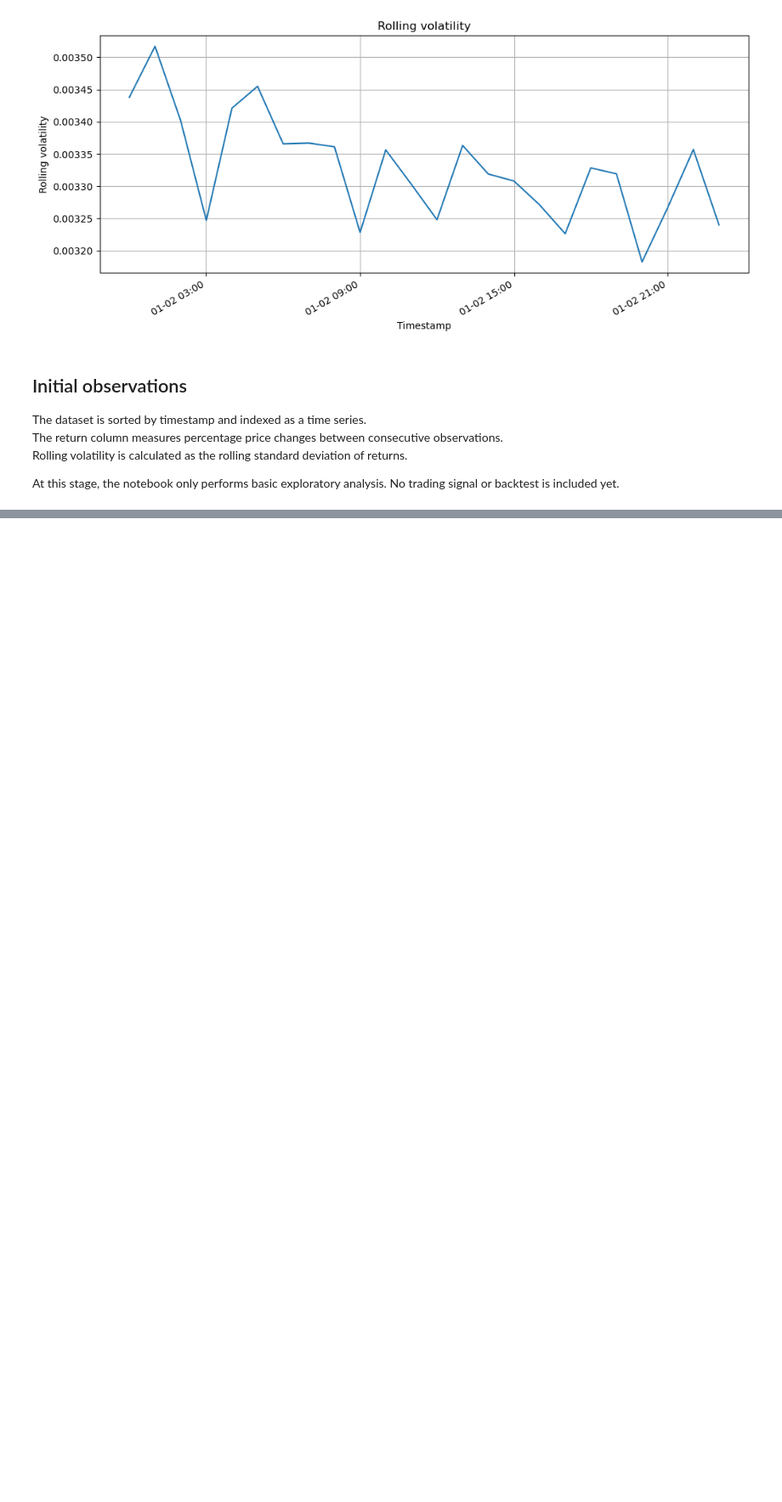
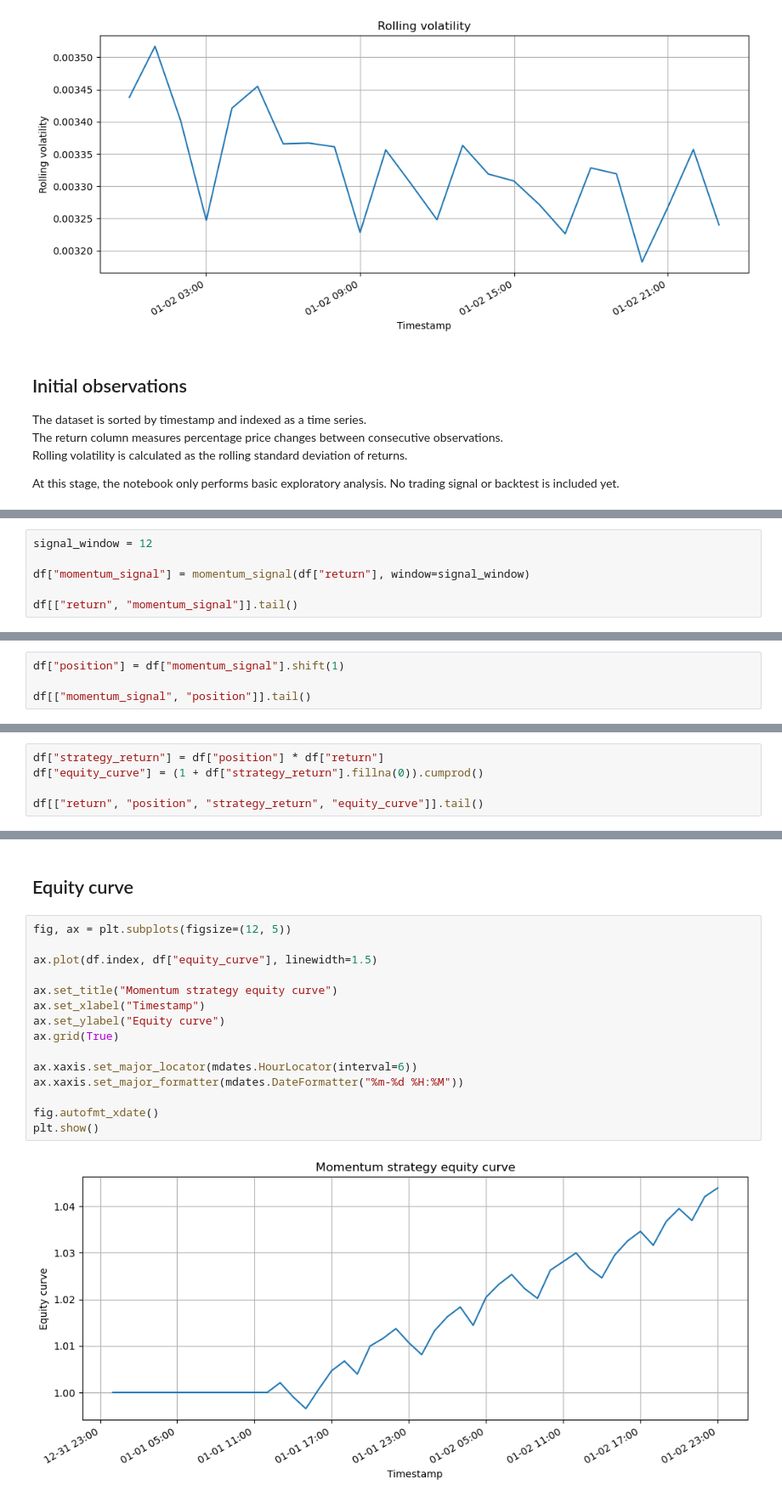
Before and after one commit to Piotr-Gala/market-signal-lab, a Jupyter notebook: notebooks/market_signal_analysis.ipynb, the cells around one changed output, grey strips where cells are left out. Shown at 85% size. Saved outputs shown, nothing was run; the diff lists cells and outputs as text; blank space fills up the shorter version.

Commit message:
Add momentum signal backtest to notebook

```diff
--- a/notebooks/market_signal_analysis.ipynb
+++ b/notebooks/market_signal_analysis.ipynb
@@ -116,0 +129,6 @@ At this stage, the notebook only performs basic exploratory analysis. No trading
+# %%
+signal_window = 12
+
+df["momentum_signal"] = momentum_signal(df["return"], window=signal_window)
+
+df[["return", "momentum_signal"]].tail()
@@ -116,0 +148,4 @@ At this stage, the notebook only performs basic exploratory analysis. No trading
+# %%
+df["position"] = df["momentum_signal"].shift(1)
+
+df[["momentum_signal", "position"]].tail()
@@ -116,0 +164,5 @@ At this stage, the notebook only performs basic exploratory analysis. No trading
+# %%
+df["strategy_return"] = df["position"] * df["return"]
+df["equity_curve"] = (1 + df["strategy_return"].fillna(0)).cumprod()
+
+df[["return", "position", "strategy_return", "equity_curve"]].tail()
@@ -116,0 +198,19 @@ At this stage, the notebook only performs basic exploratory analysis. No trading
+# %% [markdown]
+## Equity curve
+# %%
+fig, ax = plt.subplots(figsize=(12, 5))
+
+ax.plot(df.index, df["equity_curve"], linewidth=1.5)
+
+ax.set_title("Momentum strategy equity curve")
+ax.set_xlabel("Timestamp")
+ax.set_ylabel("Equity curve")
+ax.grid(True)
+
+ax.xaxis.set_major_locator(mdates.HourLocator(interval=6))
+ax.xaxis.set_major_formatter(mdates.DateFormatter("%m-%d %H:%M"))
+
+fig.autofmt_xdate()
+plt.show()
+# %% [output]
+[figure, added]
```
Also changed, not shown: parts of 14 cells of this notebook.
